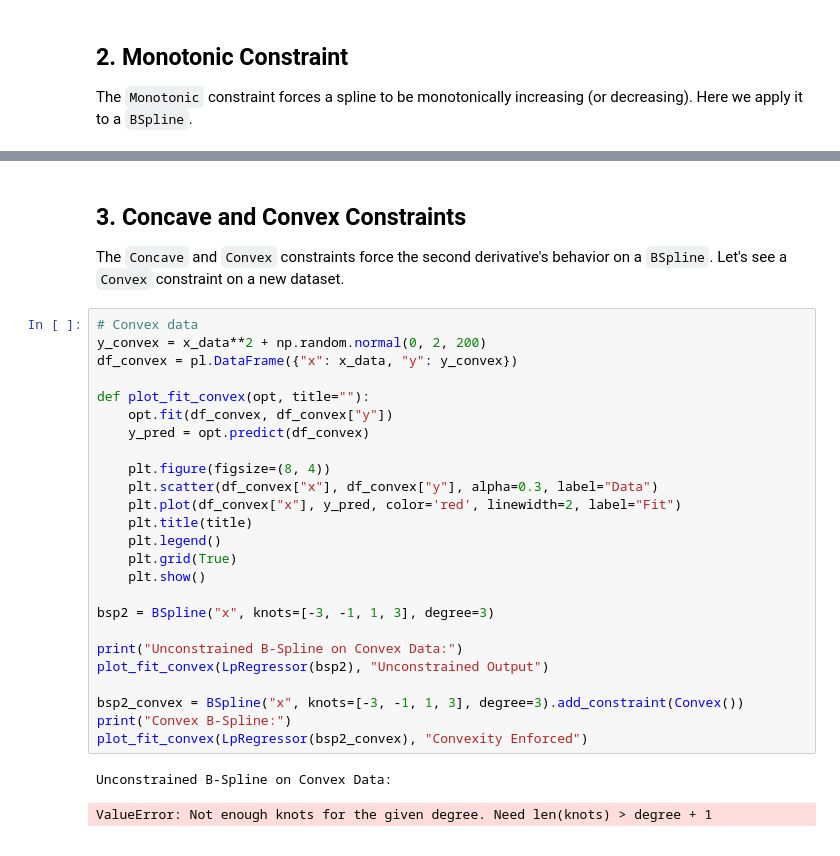
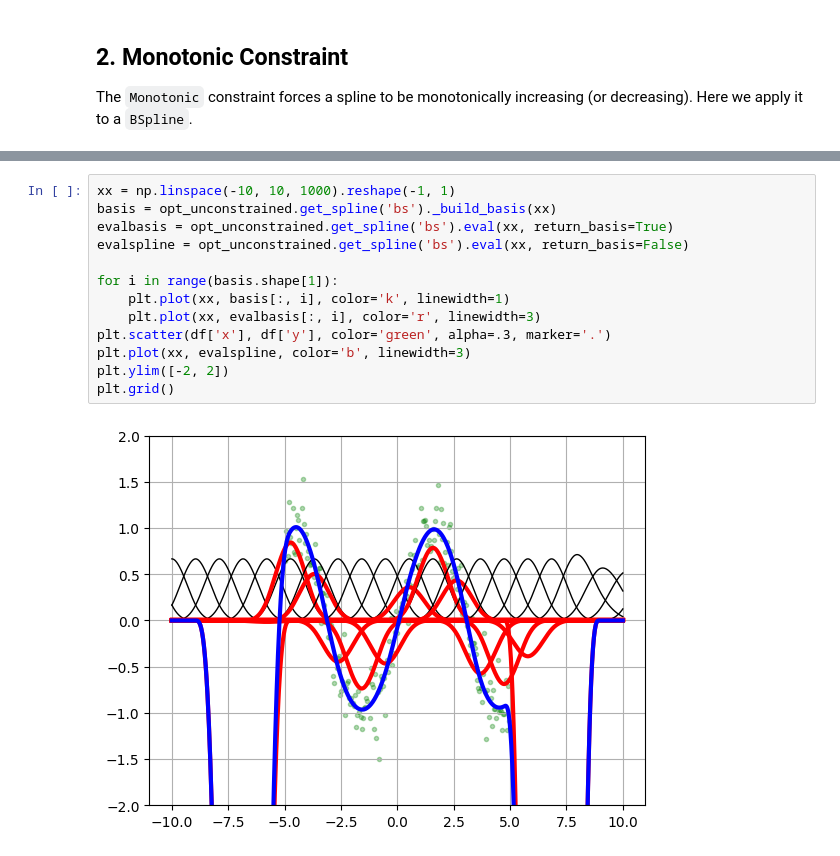
Before and after one commit to clarkmaio/lpspline, a Jupyter notebook: notebook/constraints_demo.ipynb, the cells around one changed output, grey strips where cells are left out. Cells and saved outputs as stored; diff of their text form.

```diff
--- a/notebook/constraints_demo.ipynb
+++ b/notebook/constraints_demo.ipynb
@@ -127,32 +113,15 @@ Spline Type               | Term            | Params   | Constraints
-# %% [markdown]
-## 3. Concave and Convex Constraints
-The `Concave` and `Convex` constraints force the second derivative's behavior on a `BSpline`.
-Let's see a `Convex` constraint on a new dataset.
-# %%
-# Convex data
-y_convex = x_data**2 + np.random.normal(0, 2, 200)
-df_convex = pl.DataFrame({"x": x_data, "y": y_convex})
-
-def plot_fit_convex(opt, title=""):
-    opt.fit(df_convex, df_convex["y"])
-    y_pred = opt.predict(df_convex)
-
-    plt.figure(figsize=(8, 4))
-    plt.scatter(df_convex["x"], df_convex["y"], alpha=0.3, label="Data")
-    plt.plot(df_convex["x"], y_pred, color='red', linewidth=2, label="Fit")
-    plt.title(title)
-    plt.legend()
-    plt.grid(True)
-    plt.show()
-
-bsp2 = BSpline("x", knots=[-3, -1, 1, 3], degree=3)
-
-print("Unconstrained B-Spline on Convex Data:")
-plot_fit_convex(LpRegressor(bsp2), "Unconstrained Output")
-
-bsp2_convex = BSpline("x", knots=[-3, -1, 1, 3], degree=3).add_constraint(Convex())
-print("Convex B-Spline:")
-plot_fit_convex(LpRegressor(bsp2_convex), "Convexity Enforced")
-# %% [output]
-Unconstrained B-Spline on Convex Data:
-ValueError: Not enough knots for the given degree. Need len(knots) > degree + 1
+# %%
+xx = np.linspace(-10, 10, 1000).reshape(-1, 1)
+basis = opt_unconstrained.get_spline('bs')._build_basis(xx)
+evalbasis = opt_unconstrained.get_spline('bs').eval(xx, return_basis=True)
+evalspline = opt_unconstrained.get_spline('bs').eval(xx, return_basis=False)
+
+for i in range(basis.shape[1]):
+    plt.plot(xx, basis[:, i], color='k', linewidth=1)
+    plt.plot(xx, evalbasis[:, i], color='r', linewidth=3)
+plt.scatter(df['x'], df['y'], color='green', alpha=.3, marker='.')
+plt.plot(xx, evalspline, color='b', linewidth=3)
+plt.ylim([-2, 2])
+plt.grid()
+# %% [output]
+[figure, added]
```
Also changed, not shown: parts of 6 cells of this notebook.
